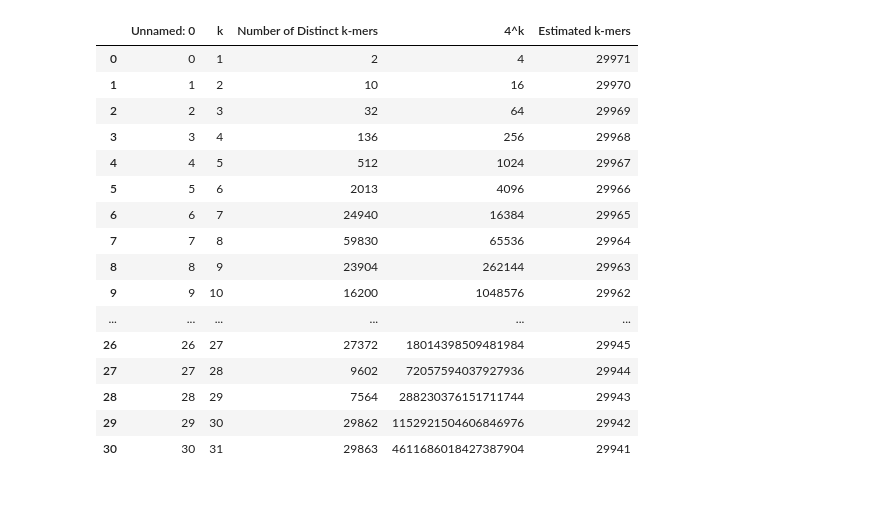
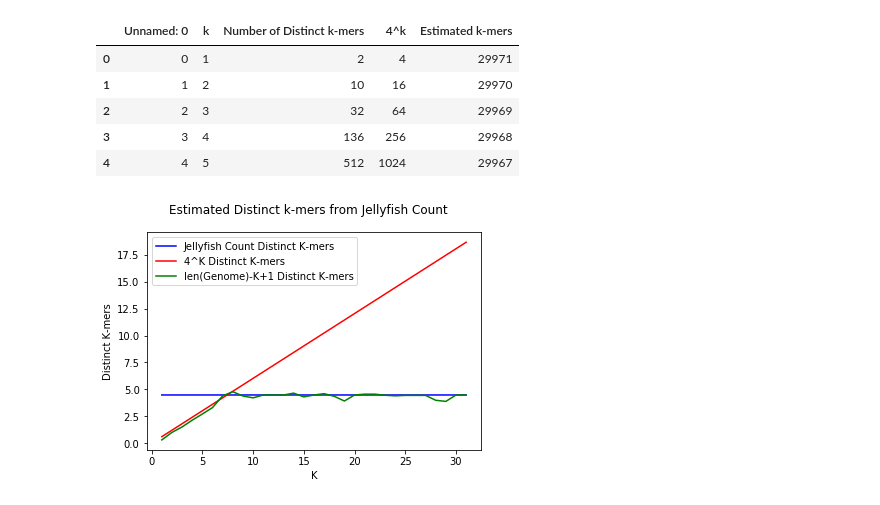
Before and after one commit to chenmo8/K-MerCovid-19, a Jupyter notebook: EPI_ISL_402124_Visualization(W2).ipynb, the cells around one changed output. Saved outputs shown, nothing was run; the diff lists cells and outputs as text; code cells hidden in the pictures.

Commit message:
Finalized Notebooks for Visualization of Distinct K-mer Bounds

```diff
--- a/EPI_ISL_402124_Visualization(W2).ipynb
+++ b/EPI_ISL_402124_Visualization(W2).ipynb
@@ -15,25 +15,14 @@ import pandas as pd
 # %%
 #Load Data
 data = pd.read_csv("kmer_graphs_data.csv")
-data
+data.head()
 # %% [output]
 |  | Unnamed: 0 | k | Number of Distinct k-mers | 4^k | Estimated k-mers |
 | 0 | 0 | 1 | 2 | 4 | 29971 |
 | 1 | 1 | 2 | 10 | 16 | 29970 |
 | 2 | 2 | 3 | 32 | 64 | 29969 |
 | 3 | 3 | 4 | 136 | 256 | 29968 |
 | 4 | 4 | 5 | 512 | 1024 | 29967 |
-| 5 | 5 | 6 | 2013 | 4096 | 29966 |
-| 6 | 6 | 7 | 24940 | 16384 | 29965 |
-| 7 | 7 | 8 | 59830 | 65536 | 29964 |
-| 8 | 8 | 9 | 23904 | 262144 | 29963 |
-| 9 | 9 | 10 | 16200 | 1048576 | 29962 |
-| ... | ... | ... | ... | ... | ... |
-| 26 | 26 | 27 | 27372 | 18014398509481984 | 29945 |
-| 27 | 27 | 28 | 9602 | 72057594037927936 | 29944 |
-| 28 | 28 | 29 | 7564 | 288230376151711744 | 29943 |
-| 29 | 29 | 30 | 29862 | 1152921504606846976 | 29942 |
-| 30 | 30 | 31 | 29863 | 4611686018427387904 | 29941 |
 # %%
 #Define Values
 k = list(data['k'])
@@ -44,0 +48,16 @@ eskmers =
+# %%
+#Make graphs
+
+fig = matplotlib.pyplot.figure(1)
+fig.suptitle('Estimated Distinct k-mers from Jellyfish Count')
+plt.xlabel('K')
+plt.ylabel('Distinct K-mers')
+#plt.plot(k, loglistofall[0], loglistofall[1])
+
+plt.plot(k, loglistofall[0], "-b", label="Jellyfish Count Distinct K-mers")
+plt.plot(k, loglistofall[1], "-r", label="4^K Distinct K-mers")
+plt.plot(k, loglistofall[2], "-g", label="len(Genome)-K+1 Distinct K-mers")
+plt.legend(loc="upper left")
+plt.show()
+# %% [output]
+[figure, added]
```
Also changed, not shown: parts of 6 cells of this notebook.
